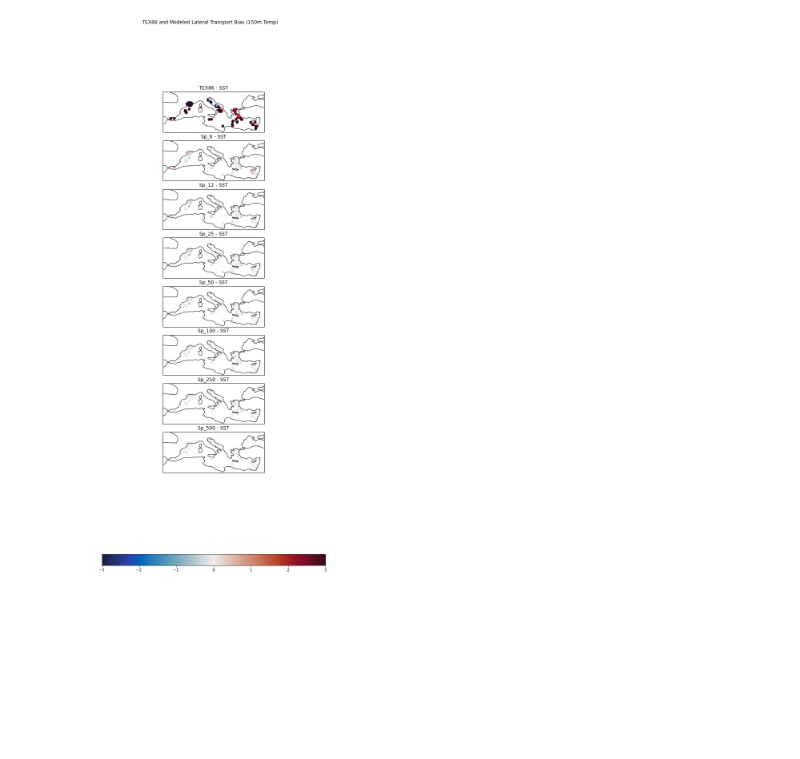
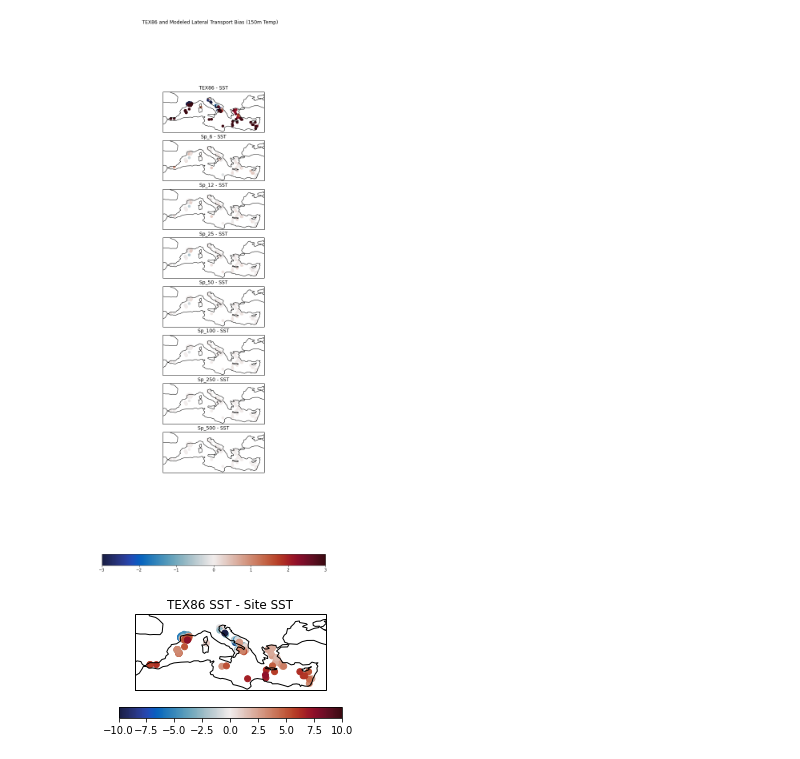
Before and after one commit to addison-rice/lateral-transport, a Jupyter notebook: src/plotting_temp_diff-nemo.ipynb, the cells around one changed output. Cells and saved outputs as stored; diff of their text form; code cells hidden in the pictures; blank space fills up the shorter version.

Commit message:
edited for single-panel figures

```diff
--- a/src/plotting_temp_diff-nemo.ipynb
+++ b/src/plotting_temp_diff-nemo.ipynb
@@ -91,2 +90,6 @@ create_mapfigure(tex_annual, "TEX86_deep","TEX86","TEX86 and Modeled Lateral Tra
 # %% [output]
 [figure]
+# %%
+create_mapfigure(tex_annual, "proxy_offset_site_sst", "TEX86 SST - Site SST", [-10,10], "TEX86 proxy offset")
+# %% [output]
+[figure, added]
```
Also changed, not shown: parts of 2 cells of this notebook.
